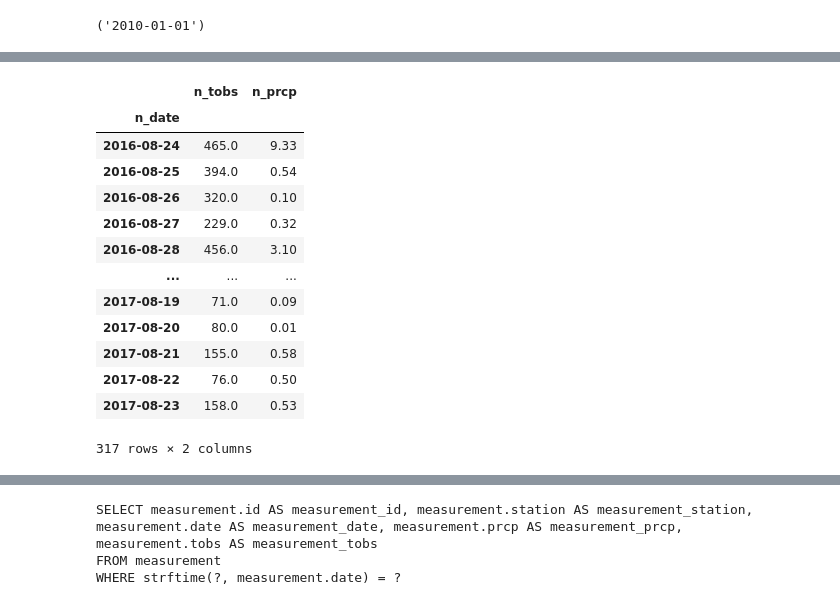
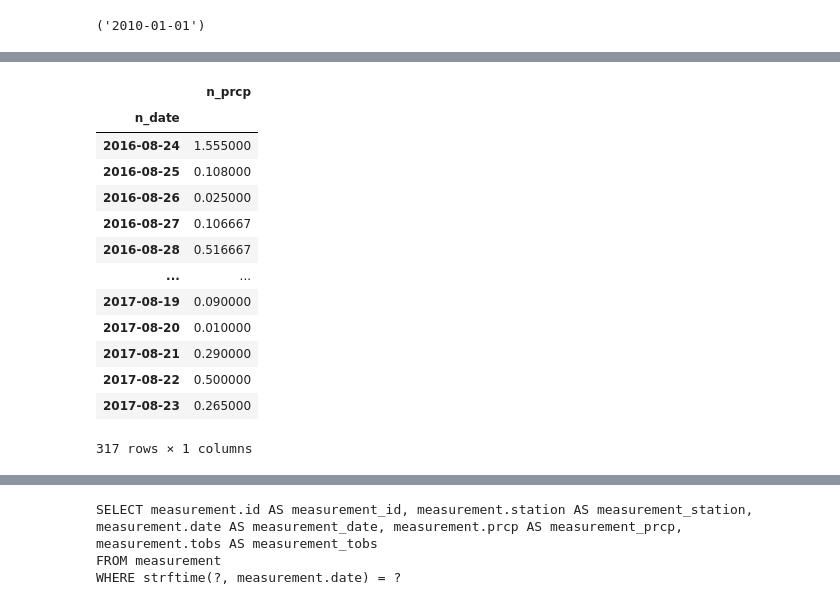
Before and after one commit to jtslater2/JTS-HW10-SQLAlchemy, a Jupyter notebook: climate_starter-jts.ipynb, the cells around one changed output, grey strips where cells are left out. Drawn from its saved outputs; the diff is of its cells as text; code cells hidden in the pictures.

```diff
--- a/climate_starter-jts.ipynb
+++ b/climate_starter-jts.ipynb
@@ -98,7 +98,7 @@ lday = str(lastday)
 #        .limit(5).all()
 
 
-results = session.query(Measurement.date,Measurement.tobs,Measurement.prcp).filter(Measurement.date > '2016-08-23')\
+results = session.query(Measurement.date,Measurement.prcp).filter(Measurement.date > '2016-08-23')\
         .filter(Measurement.prcp > 0)\
         .order_by(Measurement.date).all()
 
@@ -159,21 +159,24 @@ plt.show()
 # %%
-df = pd.DataFrame(results, columns=['n_date', 'n_tobs', 'n_prcp'])
+#df = pd.DataFrame(results, columns=['n_date', 'n_tobs', 'n_prcp'])
+df = pd.DataFrame(results, columns=['n_date','n_prcp'])
+
 df.set_index('n_date', inplace=True, )
 df.head(10)
-df2 = df.groupby(['n_date']).sum()
+df2 = df.groupby(['n_date']).mean()
 df2
+df2
 # %% [output]
-|  | n_tobs | n_prcp |
-| n_date |  |  |
-| 2016-08-24 | 465.0 | 9.33 |
-| 2016-08-25 | 394.0 | 0.54 |
-| 2016-08-26 | 320.0 | 0.10 |
-| 2016-08-27 | 229.0 | 0.32 |
-| 2016-08-28 | 456.0 | 3.10 |
-| ... | ... | ... |
-| 2017-08-19 | 71.0 | 0.09 |
-| 2017-08-20 | 80.0 | 0.01 |
-| 2017-08-21 | 155.0 | 0.58 |
-| 2017-08-22 | 76.0 | 0.50 |
-| 2017-08-23 | 158.0 | 0.53 |
+|  | n_prcp |
+| n_date |  |
+| 2016-08-24 | 1.555000 |
+| 2016-08-25 | 0.108000 |
+| 2016-08-26 | 0.025000 |
+| 2016-08-27 | 0.106667 |
+| 2016-08-28 | 0.516667 |
+| ... | ... |
+| 2017-08-19 | 0.090000 |
+| 2017-08-20 | 0.010000 |
+| 2017-08-21 | 0.290000 |
+| 2017-08-22 | 0.500000 |
+| 2017-08-23 | 0.265000 |
-317 rows × 2 columns
+317 rows × 1 columns
```
Also changed, not shown: parts of 6 cells of this notebook.
